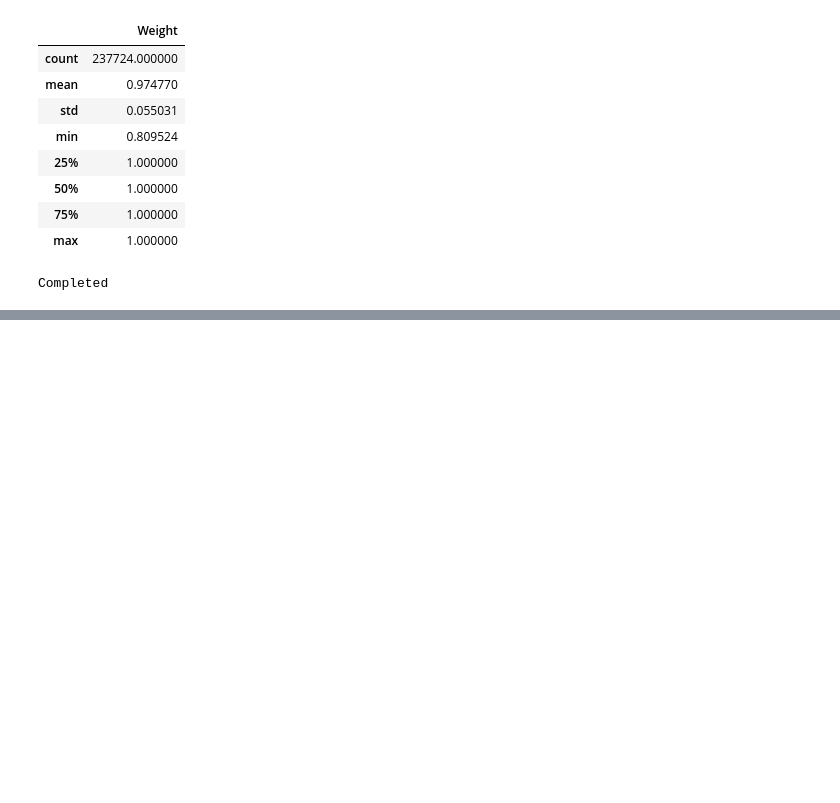
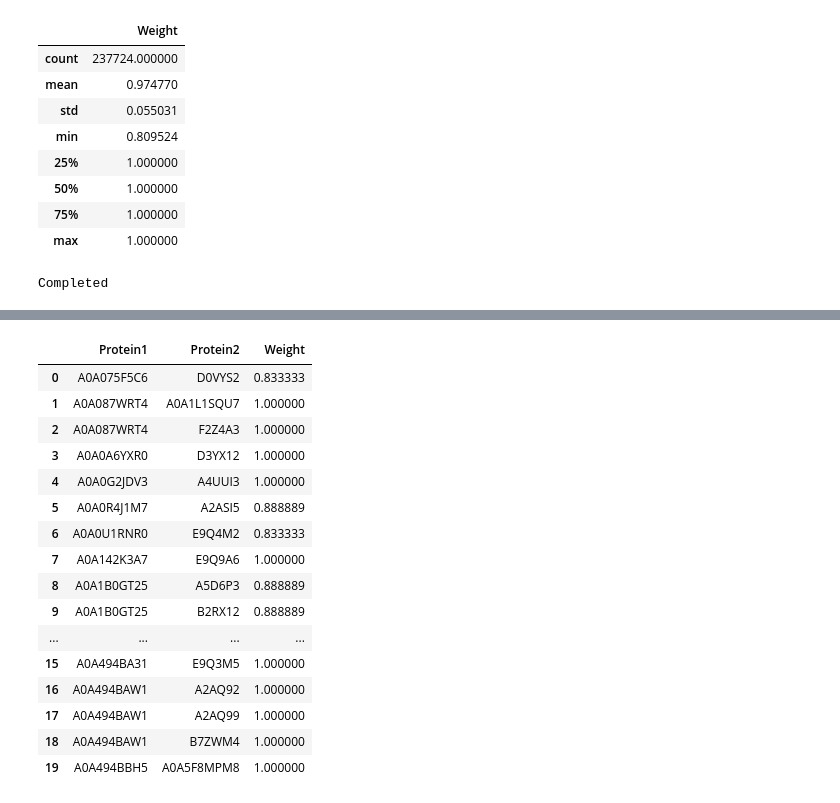
Before and after one commit to abhi-jith23/NoSQLProjUniLU, a Jupyter notebook: dataset_prep.ipynb, the cells around one changed output, grey strips where cells are left out. Drawn from its saved outputs; the diff is of its cells as text; code cells hidden in the pictures; blank space fills up the shorter version.

```diff
--- a/dataset_prep.ipynb
+++ b/dataset_prep.ipynb
@@ -268,7 +264,7 @@ Processed batch 72500 - 73000
 Processed batch 73000 - 73500
 Processed batch 73500 - 74000
 # %%
-df2 = pd.read_csv("edges2.csv")
+df2 = pd.read_csv("data/edges2.csv")
 df2.describe()
 # %% [output]
 |  | Weight |
@@ -288,0 +327,20 @@ Completed
+# %%
+df2.head(20)
+# %% [output]
+|  | Protein1 | Protein2 | Weight |
+| 0 | A0A075F5C6 | D0VYS2 | 0.833333 |
+| 1 | A0A087WRT4 | A0A1L1SQU7 | 1.000000 |
+| 2 | A0A087WRT4 | F2Z4A3 | 1.000000 |
+| 3 | A0A0A6YXR0 | D3YX12 | 1.000000 |
+| 4 | A0A0G2JDV3 | A4UUI3 | 1.000000 |
+| 5 | A0A0R4J1M7 | A2ASI5 | 0.888889 |
+| 6 | A0A0U1RNR0 | E9Q4M2 | 0.833333 |
+| 7 | A0A142K3A7 | E9Q9A6 | 1.000000 |
+| 8 | A0A1B0GT25 | A5D6P3 | 0.888889 |
+| 9 | A0A1B0GT25 | B2RX12 | 0.888889 |
+| ... | ... | ... | ... |
+| 15 | A0A494BA31 | E9Q3M5 | 1.000000 |
+| 16 | A0A494BAW1 | A2AQ92 | 1.000000 |
+| 17 | A0A494BAW1 | A2AQ99 | 1.000000 |
+| 18 | A0A494BAW1 | B7ZWM4 | 1.000000 |
+| 19 | A0A494BBH5 | A0A5F8MPM8 | 1.000000 |
```
Also changed, not shown: parts of 14 cells of this notebook.
